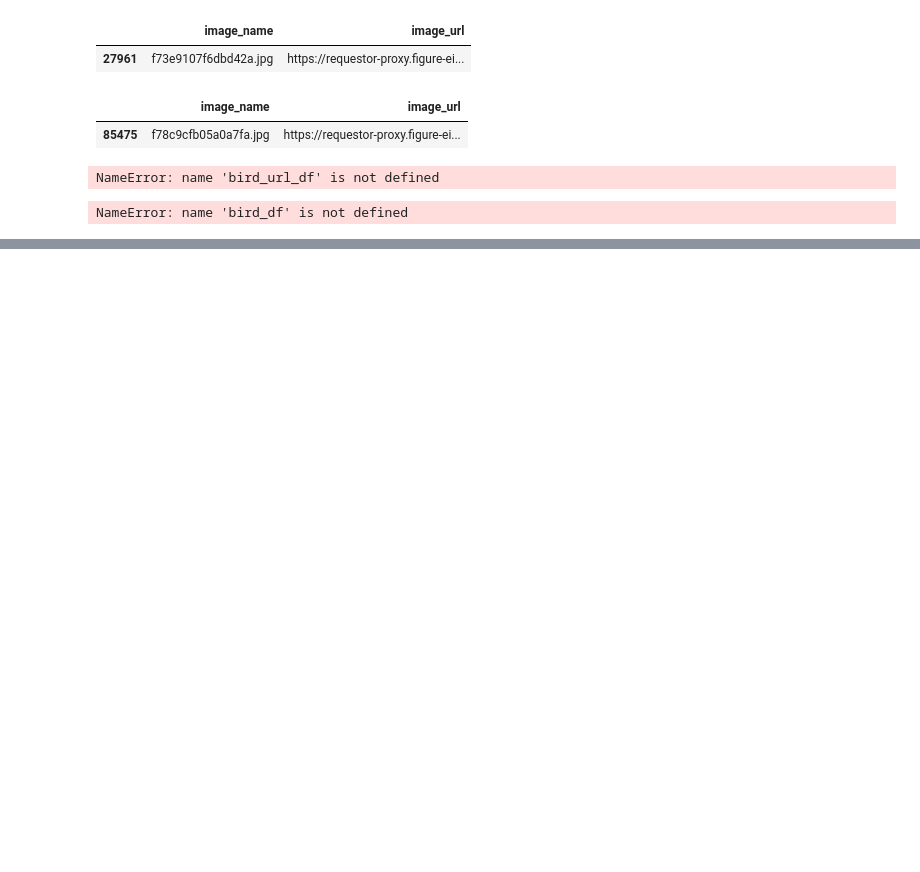
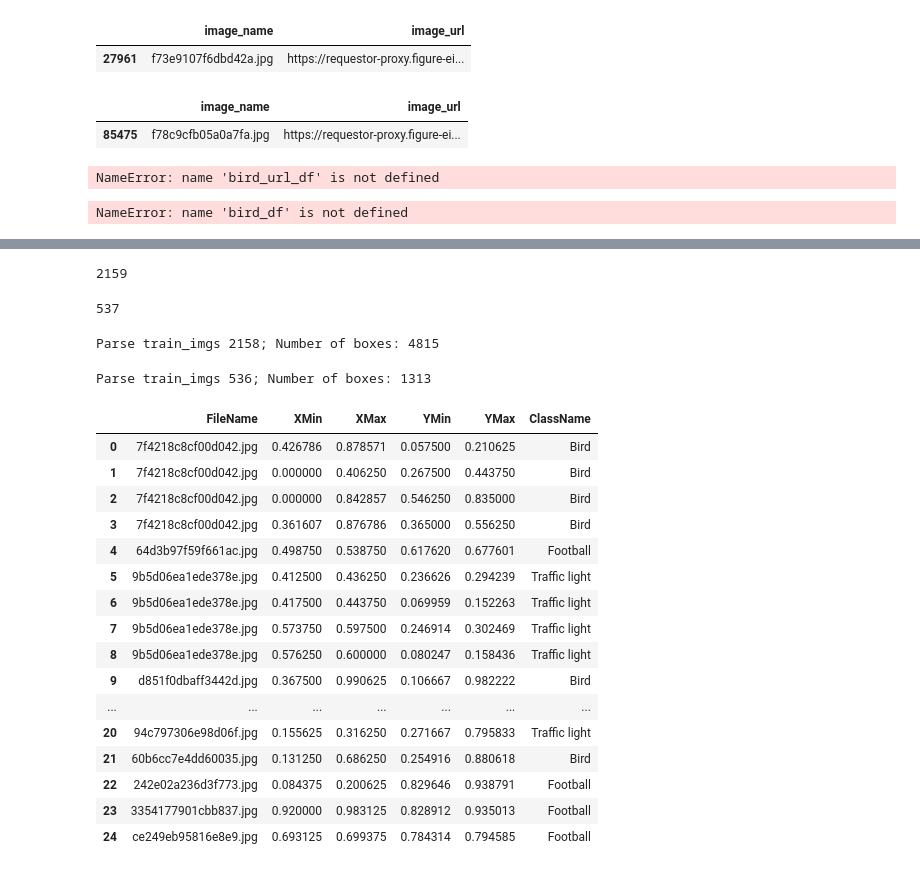
Before and after one commit to DaHeller/Object-detection-using-Faster-RCNN, a Jupyter notebook: src/dataprep.ipynb, the cells around one changed output, grey strips where cells are left out. Saved outputs shown, nothing was run; the diff lists cells and outputs as text; code cells hidden in the pictures; blank space fills up the shorter version.

```diff
--- a/src/dataprep.ipynb
+++ b/src/dataprep.ipynb
@@ -216,0 +268,6 @@ KeyError: <class 'numpy.object_'>
+# %%
+print(len(os.listdir('../createddata/train')))
+len(os.listdir('../createddata/test'))
+# %% [output]
+2159
+537
@@ -216,0 +277,54 @@ KeyError: <class 'numpy.object_'>
+# %%
+def create_df_out_of_image_folders(path,names_of_classes=[]):
+    class_id = []
+    for val in names_of_classes:
+        class_id.append(df_class_labels[df_class_labels['name']==val].values[0][0])
+    df = pd.DataFrame(columns=['FileName', 'XMin', 'XMax', 'YMin', 'YMax', 'ClassName'])
+    train_imgs = os.listdir(path)
+    train_imgs = [name for name in train_imgs if not name.startswith('.')]
+    for i in range(len(train_imgs)):
+        sys.stdout.write('Parse train_imgs ' + str(i) + '; Number of boxes: ' + str(len(df)) + '\r')
+        sys.stdout.flush()
+        img_name = train_imgs[i]
+        img_id = img_name[0:16]
+        tmp_df = df_annot_box[df_annot_box['ImageID']==img_id]
+        for index,row in tmp_df.iterrows():
+            labelname=row['LabelName']
+            for val in range(len(names_of_classes)):
+                if labelname == class_id[val]:
+                    df = df.append({'FileName': img_name,
+                                            'XMin': row['XMin'],
+                                            'XMax': row['XMax'],
+                                            'YMin': row['YMin'],
+                                            'YMax': row['YMax'],
+                                            'ClassName': names_of_classes[val]},
+                                           ignore_index=True)
+    return df
+# %%
+train_df = create_df_out_of_image_folders('../createddata/train',['Bird','Football','Traffic light'])
+# %% [output]
+Parse train_imgs 2158; Number of boxes: 4815
+# %%
+test_df = create_df_out_of_image_folders('../createddata/test',['Bird','Football','Traffic light'])
+# %% [output]
+Parse train_imgs 536; Number of boxes: 1313
+# %%
+train_df.head(25)
+# %% [output]
+|  | FileName | XMin | XMax | YMin | YMax | ClassName |
+| 0 | 7f4218c8cf00d042.jpg | 0.426786 | 0.878571 | 0.057500 | 0.210625 | Bird |
+| 1 | 7f4218c8cf00d042.jpg | 0.000000 | 0.406250 | 0.267500 | 0.443750 | Bird |
+| 2 | 7f4218c8cf00d042.jpg | 0.000000 | 0.842857 | 0.546250 | 0.835000 | Bird |
+| 3 | 7f4218c8cf00d042.jpg | 0.361607 | 0.876786 | 0.365000 | 0.556250 | Bird |
+| 4 | 64d3b97f59f661ac.jpg | 0.498750 | 0.538750 | 0.617620 | 0.677601 | Football |
+| 5 | 9b5d06ea1ede378e.jpg | 0.412500 | 0.436250 | 0.236626 | 0.294239 | Traffic light |
+| 6 | 9b5d06ea1ede378e.jpg | 0.417500 | 0.443750 | 0.069959 | 0.152263 | Traffic light |
+| 7 | 9b5d06ea1ede378e.jpg | 0.573750 | 0.597500 | 0.246914 | 0.302469 | Traffic light |
+| 8 | 9b5d06ea1ede378e.jpg | 0.576250 | 0.600000 | 0.080247 | 0.158436 | Traffic light |
+| 9 | d851f0dbaff3442d.jpg | 0.367500 | 0.990625 | 0.106667 | 0.982222 | Bird |
+| ... | ... | ... | ... | ... | ... | ... |
+| 20 | 94c797306e98d06f.jpg | 0.155625 | 0.316250 | 0.271667 | 0.795833 | Traffic light |
+| 21 | 60b6cc7e4dd60035.jpg | 0.131250 | 0.686250 | 0.254916 | 0.880618 | Bird |
+| 22 | 242e02a236d3f773.jpg | 0.084375 | 0.200625 | 0.829646 | 0.938791 | Football |
+| 23 | 3354177901cbb837.jpg | 0.920000 | 0.983125 | 0.828912 | 0.935013 | Football |
+| 24 | ce249eb95816e8e9.jpg | 0.693125 | 0.699375 | 0.784314 | 0.794585 | Football |
```
Also changed, not shown: parts of 17 cells of this notebook, 2 other files.
